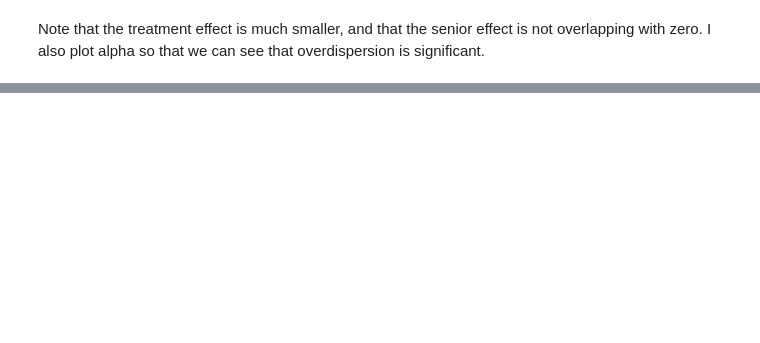
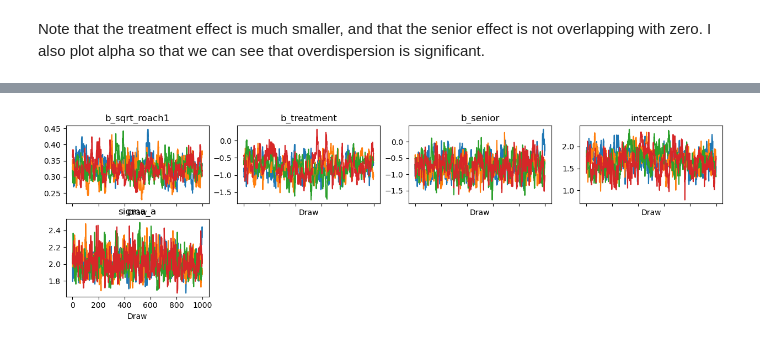
Before and after one commit to DrEntropy/BDA3_Study, a Jupyter notebook: roachescv.ipynb, the cells around one changed output, grey strips where cells are left out. Drawn from its saved outputs; the diff is of its cells as text; code cells hidden in the pictures; blank space fills up the shorter version.

```diff
--- a/roachescv.ipynb
+++ b/roachescv.ipynb
@@ -246,0 +282,43 @@ Note that the treatment effect is much smaller, and that the senior effect is no
+# %%
+import pymc as pm
+import numpy as np
+import pandas as pd
+
+# we define a function so we can later use it in k-fold cross validation
+
+def fit_varying_intercept_model(roaches_data):
+    n_ids = roaches_data["id"].nunique()
+    id_idx = roaches_data["id"].values
+    with pm.Model() as model:
+        # Data
+        sqrt_roach1_c = pm.Data("sqrt_roach1_c", roaches_data["sqrt_roach1"] - roaches_data["sqrt_roach1"].mean())
+        offset = pm.Data("offset", np.log(roaches_data["exposure2"]))
+        senior = pm.Data("senior", roaches_data["senior"])
+        treatment = pm.Data("treatment", roaches_data["treatment"])
+        y_data = pm.Data("y_data", roaches_data["y"])
+        id_data = pm.Data("id", id_idx)
+
+        # Hyperprior for varying intercepts
+        sigma_a = pm.HalfNormal("sigma_a", sigma=1.0)
+
+        # Group-level intercepts (non-centered parameterization)
+        z = pm.Normal("z", mu=0, sigma=1, shape=n_ids)
+        a_id = pm.Deterministic("a_id", z * sigma_a)
+
+        # Fixed effects
+        b_sqrt_roach1 = pm.Normal("b_sqrt_roach1", mu=0, sigma=1)
+        b_treatment = pm.Normal("b_treatment", mu=0, sigma=1)
+        b_senior = pm.Normal("b_senior", mu=0, sigma=1)
+        intercept = pm.Normal("intercept", mu=0, sigma=1)
+
+        # Linear predictor
+        mu = intercept + a_id[id_data] + b_sqrt_roach1 * sqrt_roach1_c + b_treatment * treatment + b_senior * senior + offset
+        mu_exp = pm.Deterministic("mu", pm.math.exp(mu))
+
+
+        y = pm.Poisson("y", mu=mu_exp, observed=y_data)
+
+        trace = pm.sample(idata_kwargs={"log_likelihood": True}, tune=2000, target_accept=0.97)
+    return model, trace
+
+varying_intercept_model, trace_vi = fit_varying_intercept_model(roaches)
@@ -246,0 +344,4 @@ Note that the treatment effect is much smaller, and that the senior effect is no
+# %%
+azp.plot_trace(trace_vi,  var_names=["b_sqrt_roach1", "b_treatment", "b_senior", "intercept", "sigma_a"]);
+# %% [output]
+[figure, added]
```
Also changed, not shown: parts of 38 cells of this notebook.
